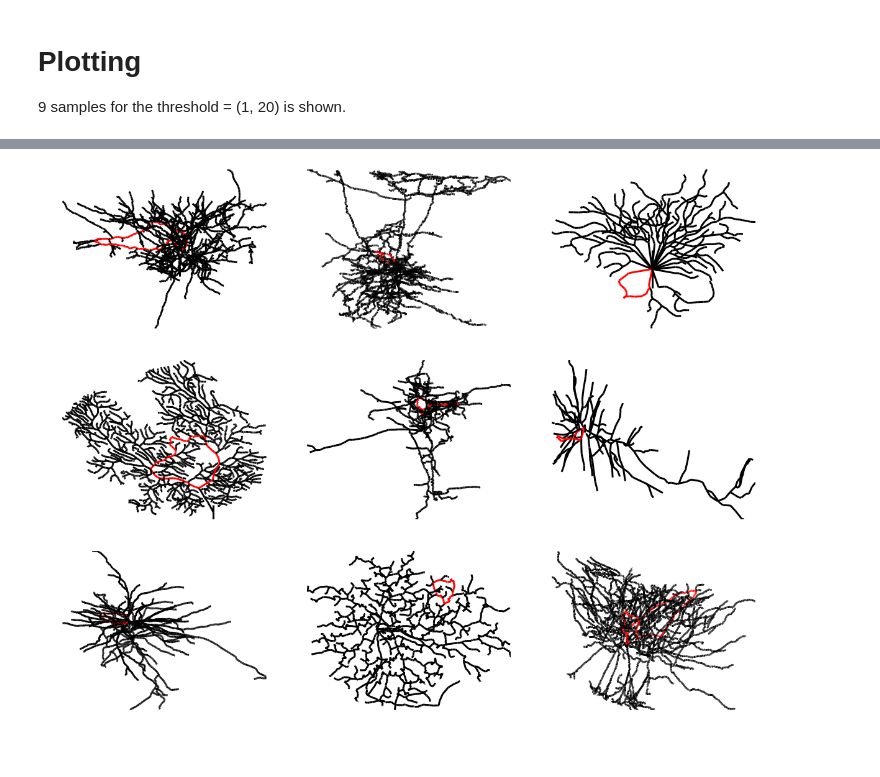
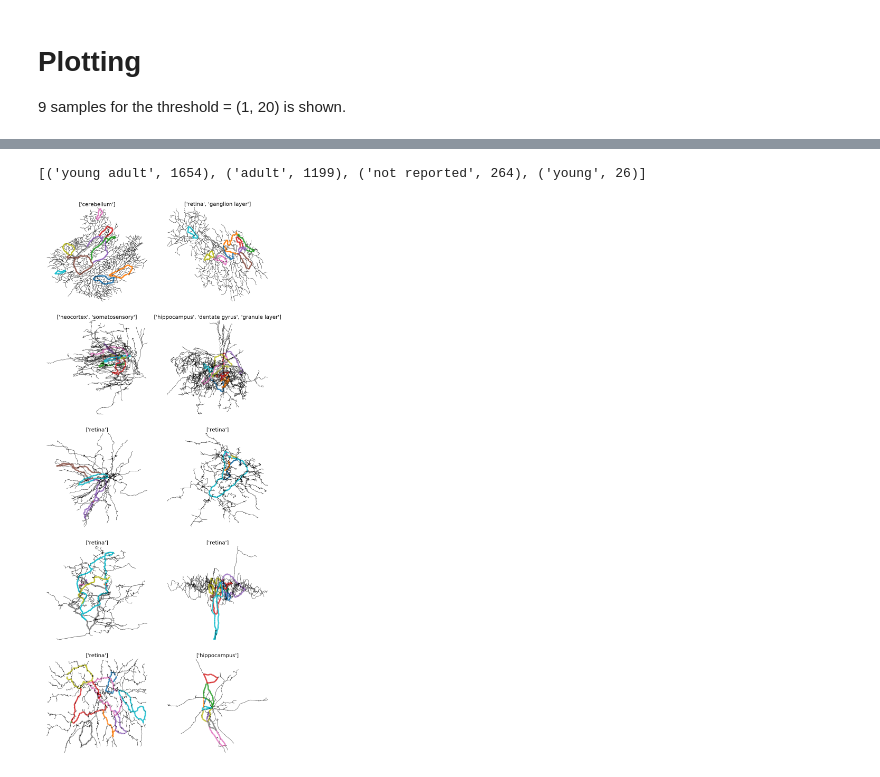
Before and after one commit to BonsaiNet/Reconstructing-neuron-dynamics, a Jupyter notebook: Loops+in+neuromorpho.ipynb, the cells around one changed output, grey strips where cells are left out. Saved outputs shown, nothing was run; the diff lists cells and outputs as text; code cells hidden in the pictures.

```diff
--- a/Loops+in+neuromorpho.ipynb
+++ b/Loops+in+neuromorpho.ipynb
@@ -82,7 +91,9 @@ def get_ancestors(parent_index, node):
         ancestors.append(par)
     return ancestors
 
-def n_loops_in_neuron(neuron, thr_tips, thr_origin_loop):
+def n_loops_in_neuron(neuron,
+                      thr_tips,
+                      thr_origin_loop):
     """
     Return number of quasi-loops and the pairs of endpoints that have made the loop.
     This function forst identified the pairs of endpoints of neuron that their distance
@@ -132,7 +143,6 @@ def n_loops_in_neuron(neuron, thr_tips, thr_origin_loop):
             n_loops +=1
     return n_loops, list_endpont_loops
 
-
 def get_n_loops(neuron_data, thr_tips=1, thr_origin_loop=20):
     """
     Return number of quasi-loops and the pairs of endpoints that have made the loop.
@@ -161,7 +171,6 @@ def get_n_loops(neuron_data, thr_tips=1, thr_origin_loop=20):
     count_loop_in_neurons = []
     name_neuron = []
     for neuron_index in np.array(neuron_data.index):
-        #print(count)
         neuron = McNeuron.Neuron(neuron_data['swc'][neuron_index])
         n_loops, list_endpont_loops = n_loops_in_neuron(neuron=neuron,
                                                         thr_tips=thr_tips,
@@ -234,7 +232,7 @@ def loop_per_regions(regions,
             attribute_mat=attribute_mat,
             labels_encoder=labels_encoder,
             labels_values=labels_values+[{'brain_region': name}])
-        mouse_neurons_regions_loop = neuron_with_features = pd.merge(mouse_neurons_regions,
+        mouse_neurons_regions_loop = pd.merge(mouse_neurons_regions,
                                     n_loops_per_neuron,
                                     on='NeuroMorpho.Org ID',
                                     how='inner')
@@ -488,0 +593,5 @@ def plot_2D(neuron,
+# %%
+length_all_loops = []
+for i in range(retina_loops_maxthrs1_10_thrs2_20.shape[0]):
+    length_all_loops = length_all_loops + \
+    retina_loops_maxthrs1_10_thrs2_20['closness_loop_in_neurons'][i]
@@ -491,0 +749,10 @@ def plot_2D(neuron,
+# %%
+x = \
+    McNeuron.data_util.get_neurons_with_given_values(neurons=neurons_v76,
+    attribute_mat=attribute_mat,
+    labels_encoder=labels_encoder,
+    labels_values=labels_values+[{'brain_region':['retina']}])
+
+McNeuron.data_util.count_label(x, 'age_classification')
+# %% [output]
+[('young adult', 1654), ('adult', 1199), ('not reported', 264), ('young', 26)]
@@ -492,20 +763,26 @@ def plot_2D(neuron,
 # %%
-mouse_neurons_loop = neuron_with_features = pd.merge(mouse_neurons,
-                                    dis_1_20,
+mouse_neurons_loop =  pd.merge(mouse_neurons,
+                                    dis_2_20,
                                     on='NeuroMorpho.Org ID',
                                     how='inner')
-index = np.where(mouse_neurons_loop['n_loop']>0)[0]
-fig, ax = plt.subplots(3,3)
-fig.set_size_inches(20,16)
-index_to_show = [6, 12, 18, 23, 34, 45, 56, 76, 80]
-for i in range(9):
-    neuron = McNeuron.Neuron(mouse_neurons_loop['swc'][index[index_to_show[i]]])
+index = np.where(mouse_neurons_loop['n_loop']==10)[0]
+fig, ax = plt.subplots(5, 2)
+fig.set_size_inches(15,38)
+fontdict_title={'fontsize': 20, 'fontweight': 'medium'}
+color_range = list(mcolors.TABLEAU_COLORS.keys())
+for i in range(10):
+    neuron = McNeuron.Neuron(mouse_neurons_loop['swc'][index[i]])
 
     n_loops, list_endpont_loops = \
-    n_loops_in_neuron(neuron, thr_tips=1, thr_origin_loop=20)
+    n_loops_in_neuron(neuron, thr_tips=2, thr_origin_loop=20)
+    ax1 = ax[int(i/2),np.mod(i,2)]
     plot_2D(neuron, pass_ax=True,
-            ax=ax[np.mod(i,3),int(i/3)],
-            show_loop=list_endpont_loops[0],
-            line_width=3)
+            ax=ax1,
+            color_range=color_range,
+            show_loop=list_endpont_loops,
+            line_width=1,
+           color_line_width=5)
+    ax1.set_title(mouse_neurons_loop['brain_region'][index[i]],
+                 fontdict_title)
 # %% [output]
-[figure, old version]
+[figure, new version]
```
Also changed, not shown: parts of 19 cells of this notebook.
